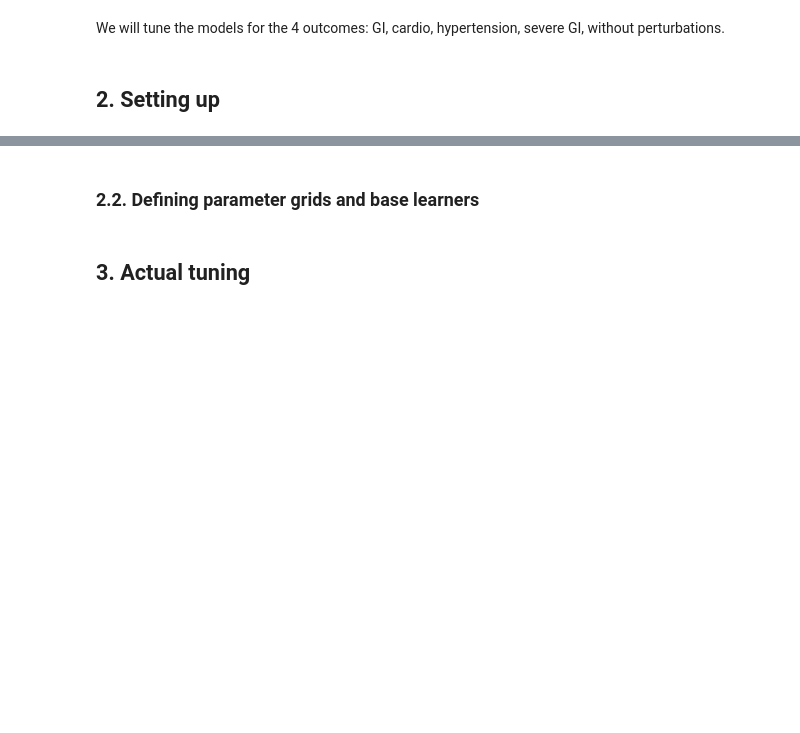
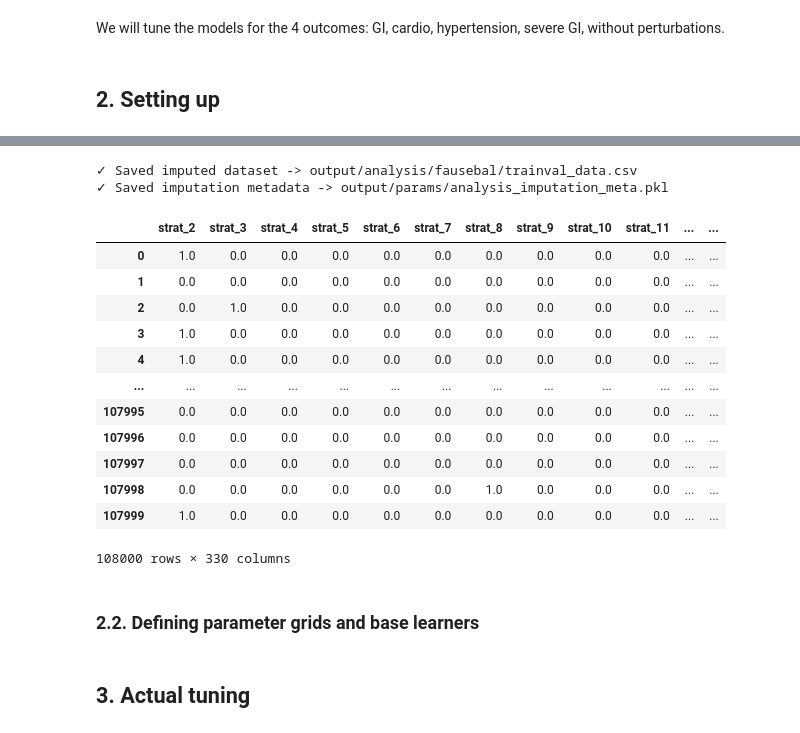
Before and after one commit to Zen0fficial/causal-targeting, a Jupyter notebook: 02_tune_CATE_estimators.ipynb, the cells around one changed output, grey strips where cells are left out. Drawn from its saved outputs; the diff is of its cells as text; code cells hidden in the pictures; blank space fills up the shorter version.

Commit message:
02: save imputed data + export TREATED trainval_data; 03a: load saved imputed data conditionally

```diff
--- a/02_tune_CATE_estimators.ipynb
+++ b/02_tune_CATE_estimators.ipynb
@@ -169,6 +171,51 @@ htebal    663
 dtype: int64
 After imputation - total missing cells in model_df_imputed: 0
 Use model_df_imputed for downstream steps if you want fully non-missing features.
+# %%
+# Save imputed dataset and metadata for reuse; also export trainval_data.csv with 'TREATED'
+from pathlib import Path
+
+for outcome in outcomes:
+    # Paths
+    OUTPUT_ANALYSIS_DIR = Path(f"output/analysis/{outcome}")
+    OUTPUT_PARAMS_DIR = Path("output/params")
+    OUTPUT_ANALYSIS_DIR.mkdir(parents=True, exist_ok=True)
+    OUTPUT_PARAMS_DIR.mkdir(parents=True, exist_ok=True)
+
+    IMPUTED_CSV = OUTPUT_ANALYSIS_DIR / "trainval_data.csv"
+    IMPUTATION_META = OUTPUT_PARAMS_DIR / "analysis_imputation_meta.pkl"
+    meta = {
+        "features": features,
+        "treatment_var": treatment_var,
+        "outcomes": outcomes,
+    }
+    with open(IMPUTATION_META, 'wb') as f:
+        pickle.dump(meta, f)
+
+    if treatment_var != "TREATED":
+        model_df_imputed.rename(columns={treatment_var: "TREATED"}, inplace=True)
+    model_df_imputed.to_csv(IMPUTED_CSV, index=False)
+    print(f"✓ Saved imputed dataset -> {IMPUTED_CSV}")
+    print(f"✓ Saved imputation metadata -> {IMPUTATION_META}")
+# %% [output]
+✓ Saved imputed dataset -> output/analysis/fausebal/trainval_data.csv
+✓ Saved imputation metadata -> output/params/analysis_imputation_meta.pkl
+# %%
+train_export
+# %% [output]
+|  | strat_2 | strat_3 | strat_4 | strat_5 | strat_6 | strat_7 | strat_8 | strat_9 | strat_10 | strat_11 | ... | ... |
+| 0 | 1.0 | 0.0 | 0.0 | 0.0 | 0.0 | 0.0 | 0.0 | 0.0 | 0.0 | 0.0 | ... | ... |
+| 1 | 0.0 | 0.0 | 0.0 | 0.0 | 0.0 | 0.0 | 0.0 | 0.0 | 0.0 | 0.0 | ... | ... |
+| 2 | 0.0 | 1.0 | 0.0 | 0.0 | 0.0 | 0.0 | 0.0 | 0.0 | 0.0 | 0.0 | ... | ... |
+| 3 | 1.0 | 0.0 | 0.0 | 0.0 | 0.0 | 0.0 | 0.0 | 0.0 | 0.0 | 0.0 | ... | ... |
+| 4 | 1.0 | 0.0 | 0.0 | 0.0 | 0.0 | 0.0 | 0.0 | 0.0 | 0.0 | 0.0 | ... | ... |
+| ... | ... | ... | ... | ... | ... | ... | ... | ... | ... | ... | ... | ... |
+| 107995 | 0.0 | 0.0 | 0.0 | 0.0 | 0.0 | 0.0 | 0.0 | 0.0 | 0.0 | 0.0 | ... | ... |
+| 107996 | 0.0 | 0.0 | 0.0 | 0.0 | 0.0 | 0.0 | 0.0 | 0.0 | 0.0 | 0.0 | ... | ... |
+| 107997 | 0.0 | 0.0 | 0.0 | 0.0 | 0.0 | 0.0 | 0.0 | 0.0 | 0.0 | 0.0 | ... | ... |
+| 107998 | 0.0 | 0.0 | 0.0 | 0.0 | 0.0 | 0.0 | 1.0 | 0.0 | 0.0 | 0.0 | ... | ... |
+| 107999 | 1.0 | 0.0 | 0.0 | 0.0 | 0.0 | 0.0 | 0.0 | 0.0 | 0.0 | 0.0 | ... | ... |
+108000 rows × 330 columns
 # %% [markdown]
 ### 2.2. Defining parameter grids and base learners
 # %%
```
Also changed, not shown: parts of 6 cells of this notebook, 1 other file.
